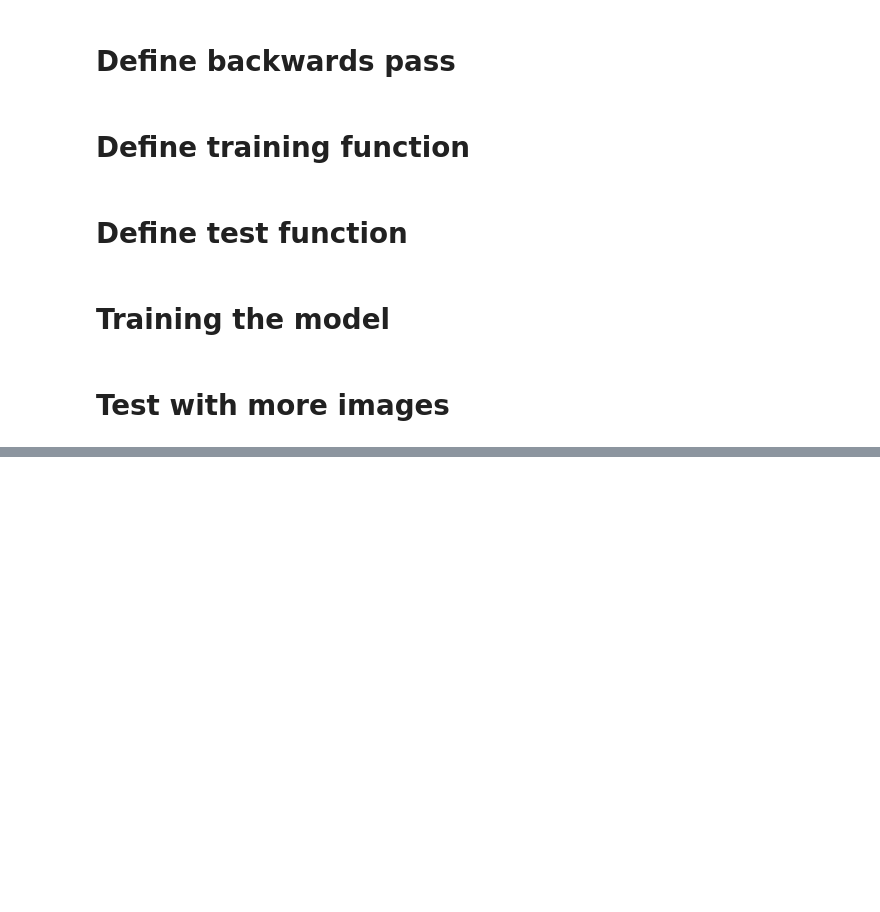
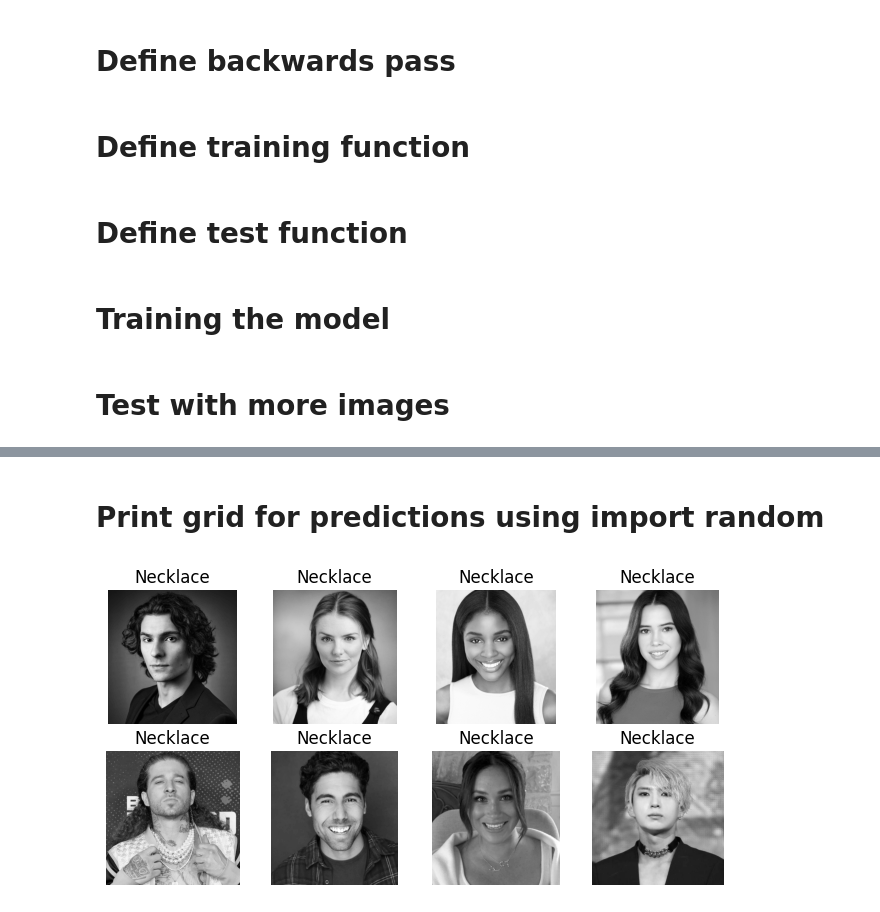
Before and after one commit to rosymaple/jewelry_recognition, a Jupyter notebook: jewelry-recognition-candace-fork.ipynb, the cells around one changed output, grey strips where cells are left out. Drawn from its saved outputs; the diff is of its cells as text; code cells hidden in the pictures; blank space fills up the shorter version.

Commit message:
Kaggle Notebook | Jewelry Recognition-candace fork | Version 20

```diff
--- a/jewelry-recognition-candace-fork.ipynb
+++ b/jewelry-recognition-candace-fork.ipynb
@@ -326,0 +326,25 @@ Prediction: No necklace
+# %% [markdown]
+# Print grid for predictions using import random
+# %%
+import random
+
+test_dir = '/kaggle/input/necklaces/'
+image_paths = [path.join(test_dir, f) for f in os.listdir(test_dir) if f.endswith('.png')]
+image_paths = random.sample(image_paths, min(8, len(image_paths)))
+
+figure = plt.figure(figsize=(8,8))
+cols, rows = 4, 4
+for i in range(1, min(len(image_paths) + 1, cols * rows)):
+    img = Image.open(image_paths[i-1]).convert('L')
+    img_tensor = image_transform(img).unsqueeze(0).to(device)
+    model.eval()
+    with torch.no_grad():
+        label = torch.argmax(model(img_tensor)).item()
+    figure.add_subplot(rows, cols, i)
+    plt.title('Necklace' if label == 1 else 'No necklace')
+    plt.axis('off')
+    plt.imshow(img, cmap='gray')
+
+plt.show()
+# %% [output]
+[figure, added]
```
Also changed, not shown: parts of 5 cells of this notebook.
